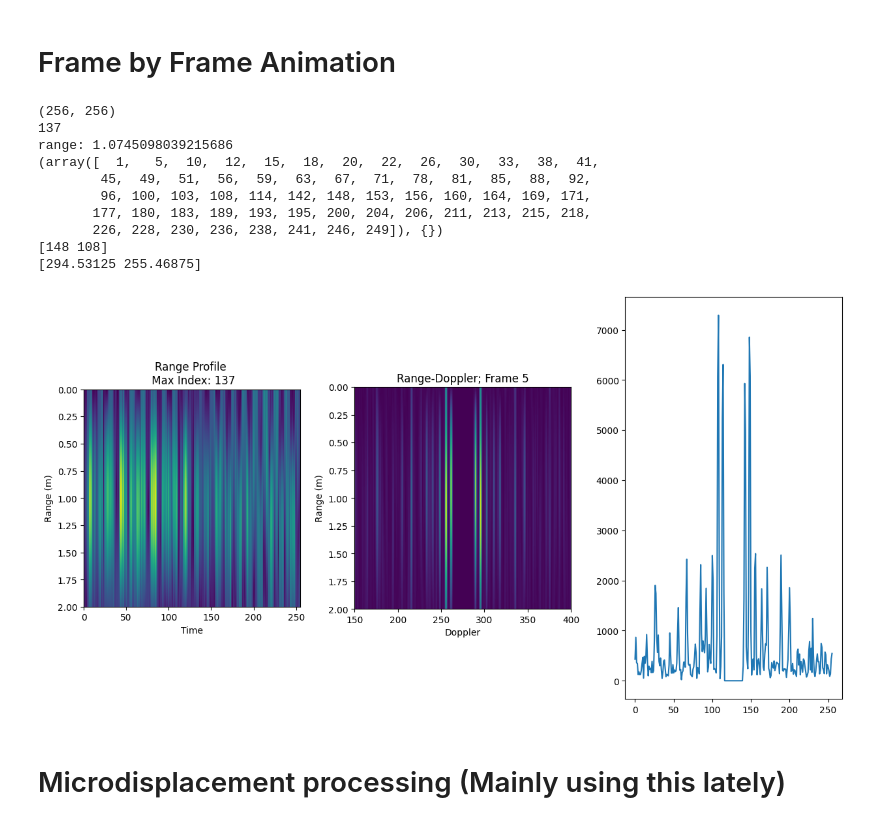
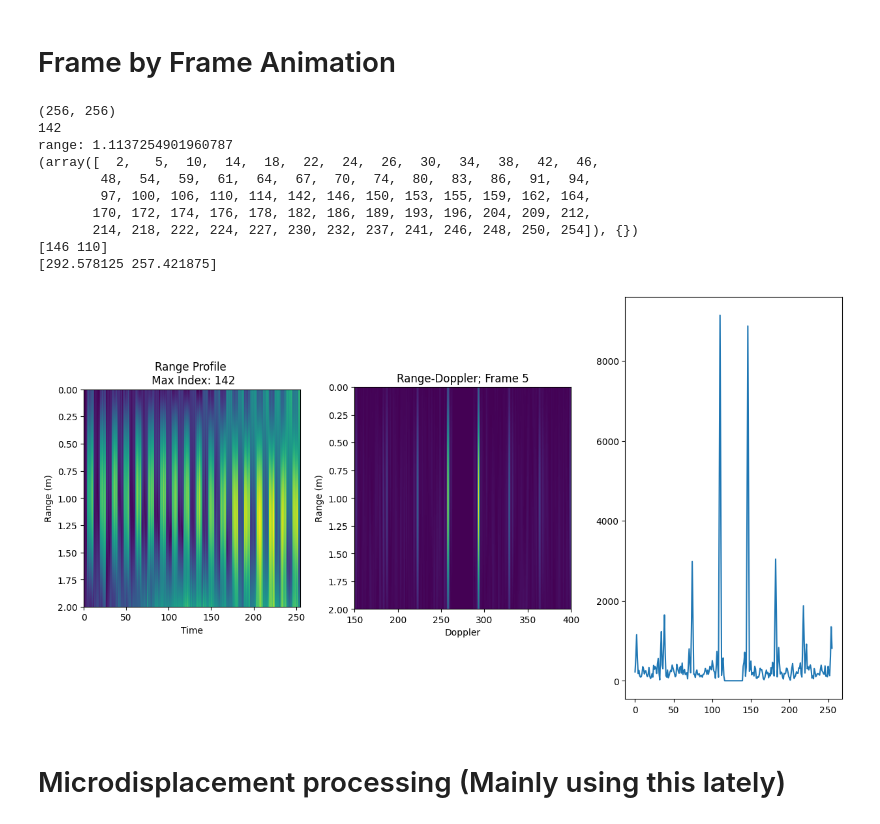
Before and after one commit to sohamc1/mmLand, a Jupyter notebook: multdir_tag_processing.ipynb, the cells around one changed output. Drawn from its saved outputs; the diff is of its cells as text; code cells hidden in the pictures.

```diff
--- a/multdir_tag_processing.ipynb
+++ b/multdir_tag_processing.ipynb
@@ -205,7 +205,7 @@ def get_angle(frame_idx, data_raw, frame_size, N, chirp_slope, period, range_min
 # Frame by Frame Animation
 # %%
 # %matplotlib ipympl
-data_raw = pickle.load(open('straight_100cm_V-24GHz.pickle', 'rb'))
+data_raw = pickle.load(open('new_tag_1100mm_1-24GHz.pickle', 'rb'))
 # data_raw = pickle.load(open('test_static_aoa_45-24Ghz.pickle', 'rb'))
 
 
@@ -220,7 +220,7 @@ doppler_min = 150
 doppler_max = 400       # don't know why I'm using them -- from MUSIC code
 
 # -- is f_tag the switching frequency?
-f_tag = 500
+f_tag = 1
 
 cfg = data_raw['Cfg']
 frame_size = cfg['FrmMeasSiz']  # Num chirps per frame
@@ -368,43 +368,43 @@ def animate(frame):
     # ax8.set_title("I Component of RD at \nEstimated Range \nMod Freq: " + str(modfreq2) + " Hz " + "Index: " + phase_idx2)
     # ax8.plot(np.abs(I_tag))
 
     # grid2[:,frame] = np.abs(normalize(I_tag))
 
     # # what's this about?
     # dopgrid[:,frame] = normalize(np.abs(RD))[max_idx]
     # ax10.set_title("RD over frames")
     # ax10.set_xlabel("Frame number")
     # ax10.set_ylim(75, 175)
     # ax10.set_ylabel("RD")
     # ax10.imshow(dopgrid, aspect='auto')
 
     # ax11.set_title("I Component over Frames \nMod Freq: " + str(modfreq1) + " Hz")
     # ax11.set_xlabel("Frame number")
     # ax11.set_ylabel("I signal")
     # ax11.imshow(grid1, aspect='auto')
 
     # ax12.set_title("I Component over Frames \nMod Freq: " + str(modfreq2) + " Hz")
     # ax12.set_xlabel("Frame number")
     # ax12.set_ylabel("I signal")
     # ax12.imshow(grid2, aspect='auto')
 
 # plt.ion()
 
 animate(5)
 # ani = animation.FuncAnimation(fig, animate, frames=n_frames, interval=250, repeat=False)
 # plt.show()
 # %% [output]
 (256, 256)
-137
-range: 1.0745098039215686
-(array([  1,   5,  10,  12,  15,  18,  20,  22,  26,  30,  33,  38,  41,
-        45,  49,  51,  56,  59,  63,  67,  71,  78,  81,  85,  88,  92,
-        96, 100, 103, 108, 114, 142, 148, 153, 156, 160, 164, 169, 171,
-       177, 180, 183, 189, 193, 195, 200, 204, 206, 211, 213, 215, 218,
-       226, 228, 230, 236, 238, 241, 246, 249]), {})
-[148 108]
-[294.53125 255.46875]
+142
+range: 1.1137254901960787
+(array([  2,   5,  10,  14,  18,  22,  24,  26,  30,  34,  38,  42,  46,
+        48,  54,  59,  61,  64,  67,  70,  74,  80,  83,  86,  91,  94,
+        97, 100, 106, 110, 114, 142, 146, 150, 153, 155, 159, 162, 164,
+       170, 172, 174, 176, 178, 182, 186, 189, 193, 196, 204, 209, 212,
+       214, 218, 222, 224, 227, 230, 232, 237, 241, 246, 248, 250, 254]), {})
+[146 110]
+[292.578125 257.421875]
-[figure, old version]
+[figure, new version]
 # %% [markdown]
 # Microdisplacement processing (Mainly using this lately)
 # %% [markdown]
```
Also changed, not shown: 1 other file.
